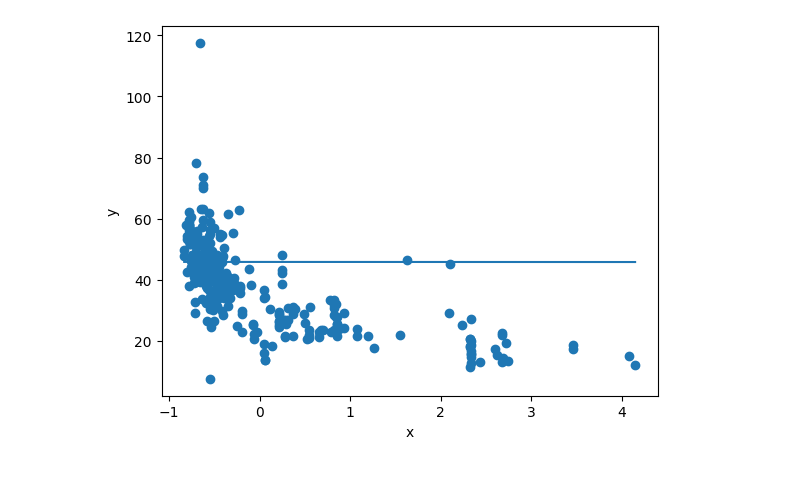
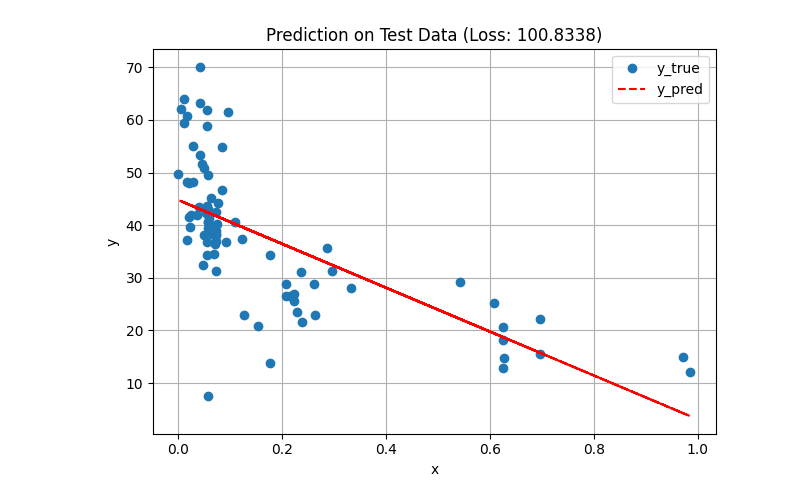
Before and after one commit to bp2881/machinelearning-algo, a Jupyter notebook: LinearRegression_ov.ipynb, the cells around one changed output. Drawn from its saved outputs; the diff is of its cells as text; code cells hidden in the pictures; blank space fills up the shorter version.

```diff
--- a/LinearRegression_ov.ipynb
+++ b/LinearRegression_ov.ipynb
@@ -22,24 +12,37 @@ GPU available: False
 # %%
 ## Data Processing
+torch.manual_seed(1234)
 data = pd.read_csv("RealEstate.csv")
-x = data['X3 distance to the nearest MRT station']
-y = data['Y house price of unit area']
 
-x_train = torch.tensor(x.values[:300], dtype=float)
-y_train = torch.tensor(y.values[:300], dtype=float)
+data = data.sample(frac=1, random_state=1234).reset_index(drop=True)
 
-x_test = torch.tensor(x.values[300:], dtype=float)
-y_test = torch.tensor(y.values[300:], dtype=float)
+N = len(data)
+train_size = int(0.8 * N)
+
+train_df = data.iloc[:train_size]
+test_df  = data.iloc[train_size:]
+
+x_train = torch.tensor(train_df['X3 distance to the nearest MRT station'].values,dtype=torch.float32)
+y_train = torch.tensor(train_df['Y house price of unit area'].values,dtype=torch.float32)
+
+x_test = torch.tensor(test_df['X3 distance to the nearest MRT station'].values,dtype=torch.float32)
+y_test = torch.tensor(test_df['Y house price of unit area'].values,dtype=torch.float32)
+
+x_min = x_train.min()
+x_max = x_train.max()
+
+x_train = (x_train - x_min) / (x_max - x_min)
+x_test  = (x_test  - x_min) / (x_max - x_min)
 # %%
 ## Training
 torch.manual_seed(1234)
 w, b = torch.randn(1, requires_grad=True, dtype=float), torch.randn(1, requires_grad=True, dtype=float)
-lr, itr = 0.01, 400
+lr, itr = 0.01, 3000
 loss_list = []
 
 for i in range(itr):
     y_pred = x_train * w + b
-    loss = torch.mean((y_train - y_pred)**2)
+    loss = cost(y_train, y_pred)
     loss_list.append(round(loss.item(), 4))
 
     loss.backward()
@@ -51,8 +54,13 @@ for i in range(itr):
     w.grad.zero_()
     b.grad.zero_()
 
+with torch.no_grad():
+    y_pred_test = x_test * w + b
+    test_loss = round(cost(y_test, y_pred_test).item(), 4)
+
 print(f"w = {round(w.item(), 4)}, b = {round(b.item(), 4)}")
-print("Loss:", round(loss.item(), 4))
+print("Training Loss:", round(loss.item(), 4))
+print("Testing Loss:", test_loss)
 ## Plotting the loss after each iteration
 plt.plot(loss_list, 'r')
 plt.tight_layout()
@@ -67,15 +76,15 @@ Loss: 108.1157
 # %%
-## Compare y_pred and y_true
-plt.plot(x_train, y_train, 'o', label='y_true')
-plt.plot(x_train, y_pred.detach().numpy(), 'r', label='y_pred')
+## Prediction on Test Data
+plt.plot(x_test, y_test, 'o', label='y_true')
+plt.plot(x_test, y_pred_test.detach().numpy(), 'r--', label='y_pred')
 
 plt.xlabel('x')
 plt.ylabel('y')
-plt.title('y_true vs y_pred')
+plt.title(f'Prediction on Test Data (Loss: {test_loss})')
 plt.legend()
 plt.grid(True)
 
 plt.tight_layout()
 plt.show()
 # %% [output]
-[figure, old version]
+[figure, new version]
```
Also changed, not shown: parts of 4 cells of this notebook, 2 other files.
